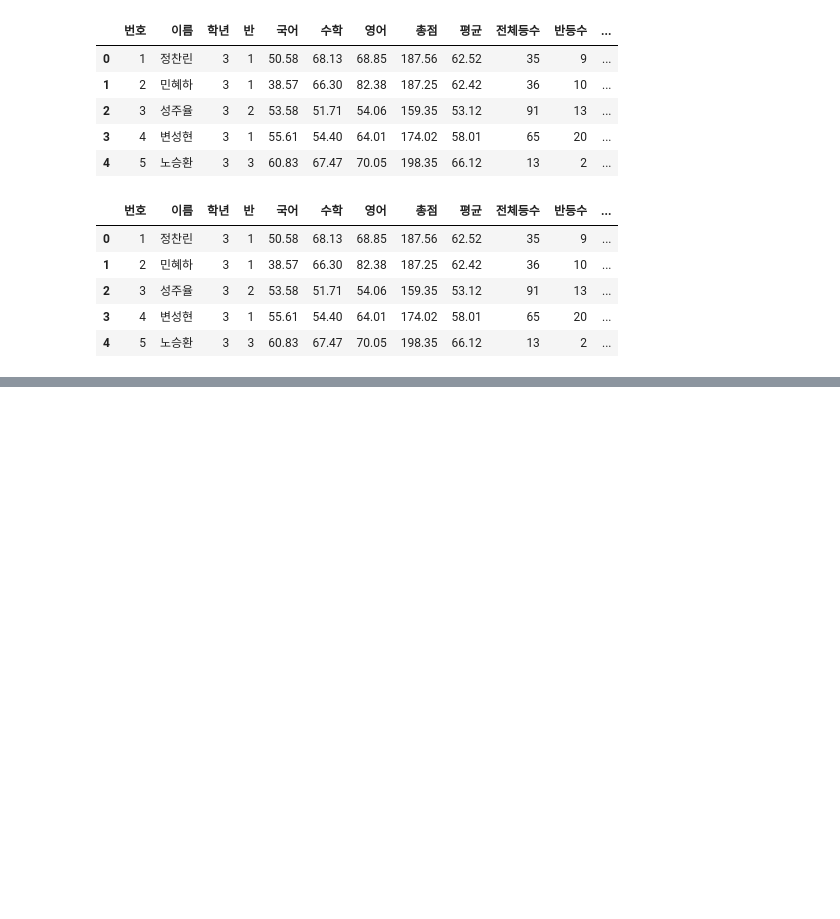
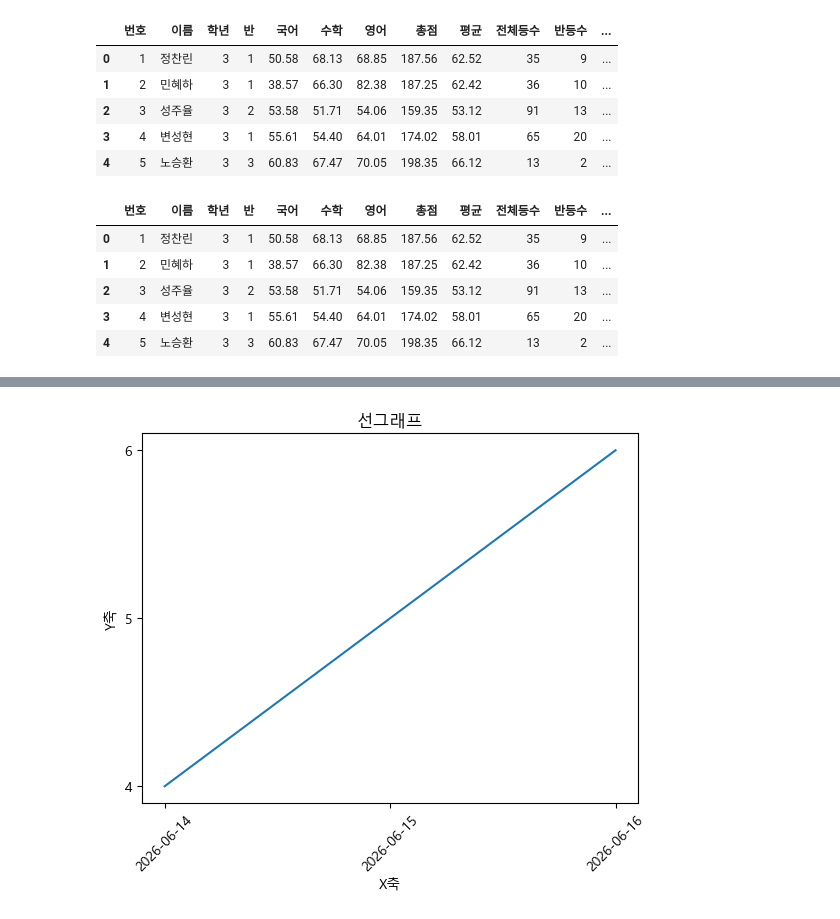
Before and after one commit to JongJin-Choi/python_aice, a Jupyter notebook: score_test.ipynb, the cells around one changed output, grey strips where cells are left out. Cells and saved outputs as stored; diff of their text form; code cells hidden in the pictures; blank space fills up the shorter version.

```diff
--- a/score_test.ipynb
+++ b/score_test.ipynb
@@ -297,0 +369,22 @@ df.head()
+# %%
+import matplotlib.pyplot as plt
+
+# 폰트 설정 : 한글깨짐을 방지하기 위해
+# colab에서는
+plt.rcParams['font.family'] = 'Malgun gothic'
+plt.rcParams['axes.unicode_minus'] = False # -(마이너스) 기호 깨짐 방지
+# %%
+x = [1,2,3]
+y = [4,5,6]
+
+plt.plot(x,y) # 선 그래프 그리기
+plt.title('선그래프') # 그래프 제목
+plt.xlabel('X축') # x축 타이틀
+plt.ylabel('Y축') # y축 타이틀
+
+# 각축의 눈금 값 설정하기
+plt.xticks(x, labels=['2026-06-14', '2026-06-15', '2026-06-16'], rotation= 45)
+plt.yticks(y)
+plt.show()
+# %% [output]
+[figure, added]
```
Also changed, not shown: parts of 12 cells of this notebook.
